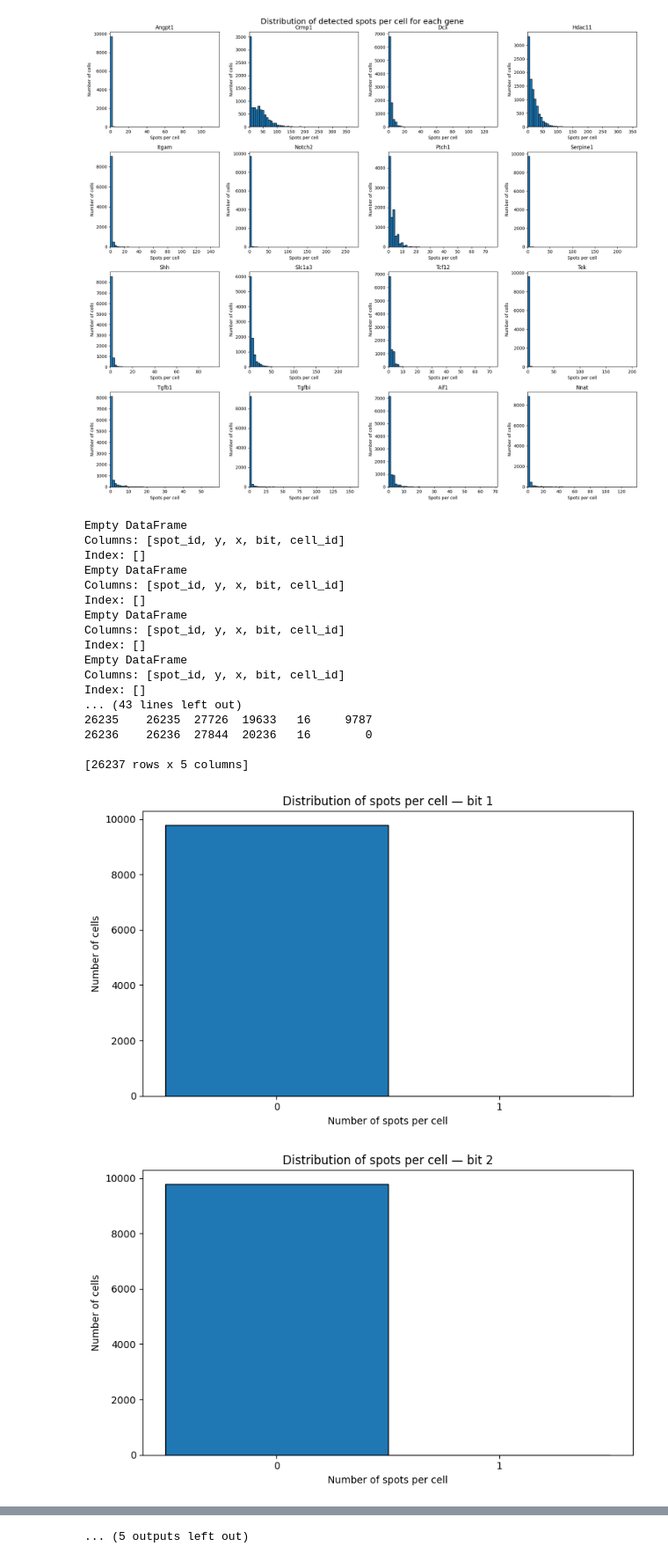
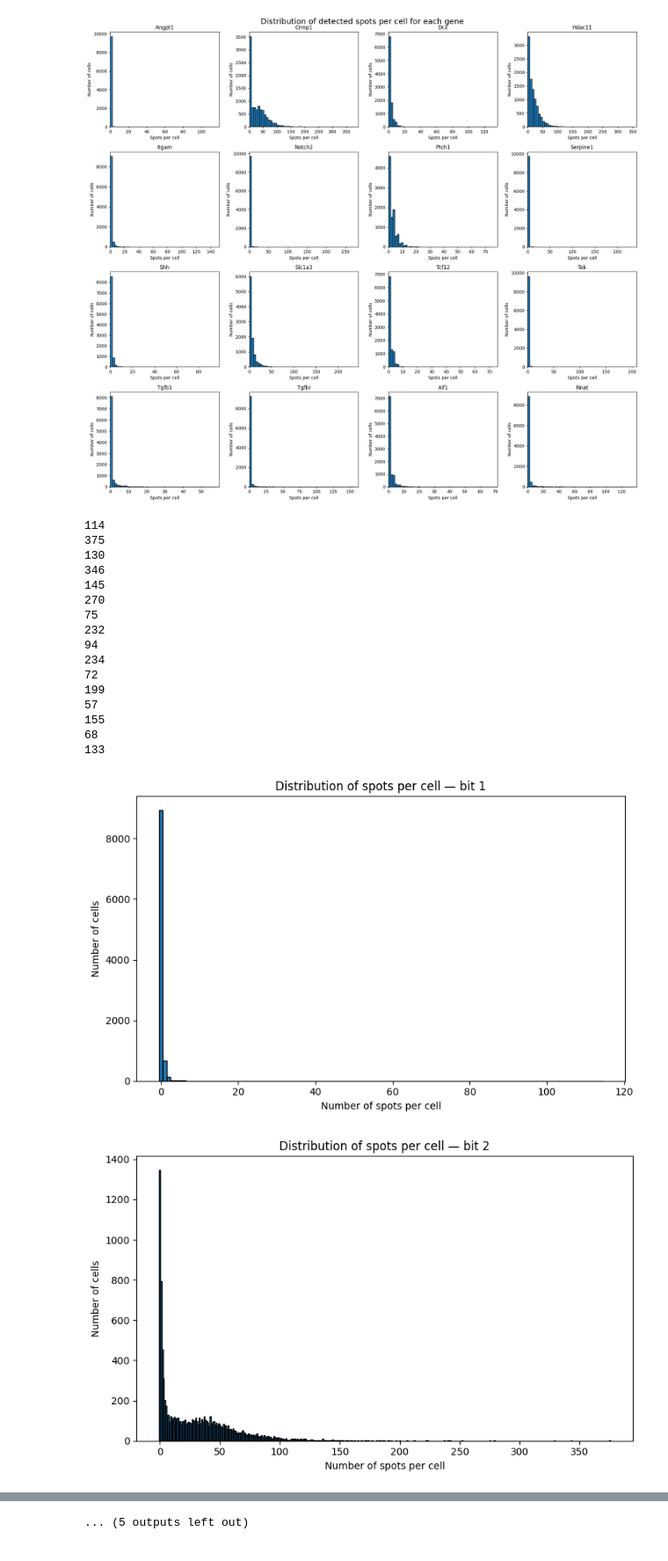
Before and after one commit to mspend/big-fish-examples, a Jupyter notebook: bioprotean_smfish/plots/spots_per_cell.ipynb, the cells around one changed output, grey strips where cells are left out. Shown at 88% size. Saved outputs shown, nothing was run; the diff lists cells and outputs as text; code cells hidden in the pictures.

Commit message:
added histograms of spots per cell for each bit

```diff
--- a/bioprotean_smfish/plots/spots_per_cell.ipynb
+++ b/bioprotean_smfish/plots/spots_per_cell.ipynb
@@ -598,7 +597,7 @@ def plot_spots_per_cell_histogram(all_spots, cell_label, bit):
     """Plot the distribution of detected spots per segmented cell for one bit."""
 
     bit_spots = all_spots[all_spots["bit"] == bit]
-    print(bit_spots)
+    # print(bit_spots)
 
     # Convert spot coordinates to integer pixel indices
     y = bit_spots["y"].to_numpy(dtype=int)
@@ -612,6 +611,7 @@ def plot_spots_per_cell_histogram(all_spots, cell_label, bit):
 
     spot_cell_ids = cell_label[y[valid], x[valid]]
     spot_cell_ids = spot_cell_ids[spot_cell_ids > 0]
+    # print(spot_cell_ids)
 
     # Include cells with zero detected spots
     n_cells = int(cell_label.max())
@@ -619,8 +619,10 @@ def plot_spots_per_cell_histogram(all_spots, cell_label, bit):
         spot_cell_ids.astype(int),
         minlength=n_cells + 1
     )[1:]
+    # print(spots_per_cell)
 
     max_count = max(int(spots_per_cell.max()), 1)
+    print(max_count)
 
     plt.figure(figsize=(8, 5))
     plt.hist(
@@ -631,30 +633,27 @@ def plot_spots_per_cell_histogram(all_spots, cell_label, bit):
     plt.xlabel("Number of spots per cell")
     plt.ylabel("Number of cells")
     plt.title(f"Distribution of spots per cell — bit {bit}")
-    plt.xticks(range(max_count + 1))
     plt.tight_layout()
 # %%
 # Generate and display one histogram per bit
 for bit in sorted(all_spots["bit"].unique()):
-    plot_spots_per_cell_histogram(spots, cell_label, bit)
-    # plt.show()
+    plot_spots_per_cell_histogram(all_spots, cell_label, bit)
 # %% [output]
-Empty DataFrame
-Columns: [spot_id, y, x, bit, cell_id]
-Index: []
-Empty DataFrame
-Columns: [spot_id, y, x, bit, cell_id]
-Index: []
-Empty DataFrame
-Columns: [spot_id, y, x, bit, cell_id]
-Index: []
-Empty DataFrame
-Columns: [spot_id, y, x, bit, cell_id]
-Index: []
-... (43 lines left out)
-26235    26235  27726  19633   16     9787
-26236    26236  27844  20236   16        0
-
-[26237 rows x 5 columns]
+114
+375
+130
+346
+145
+270
+75
+232
+94
+234
+72
+199
+57
+155
+68
+133
-[figure, old version]
+[figure, new version]
-[figure, old version]
+[figure, new version]
```
Also changed, not shown: parts of 11 cells of this notebook, 2 other files.
